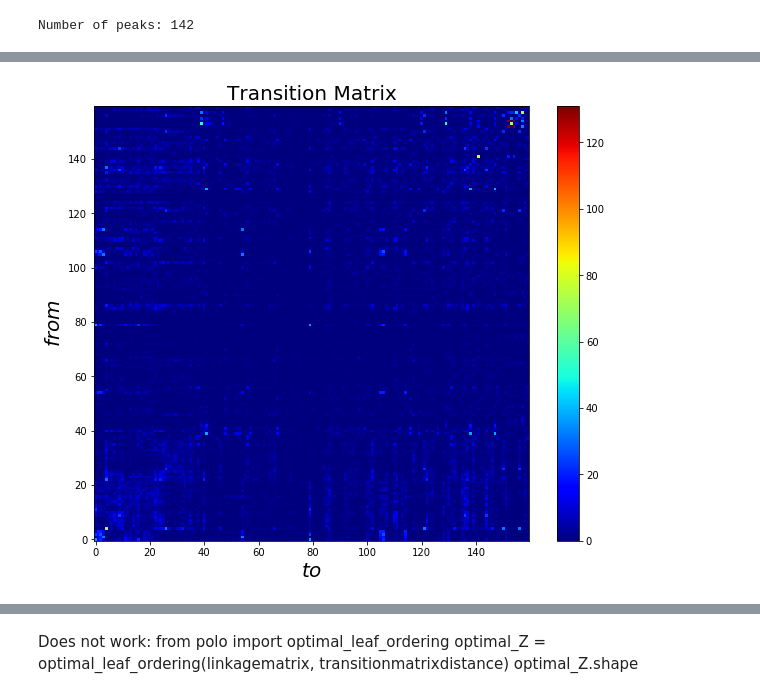
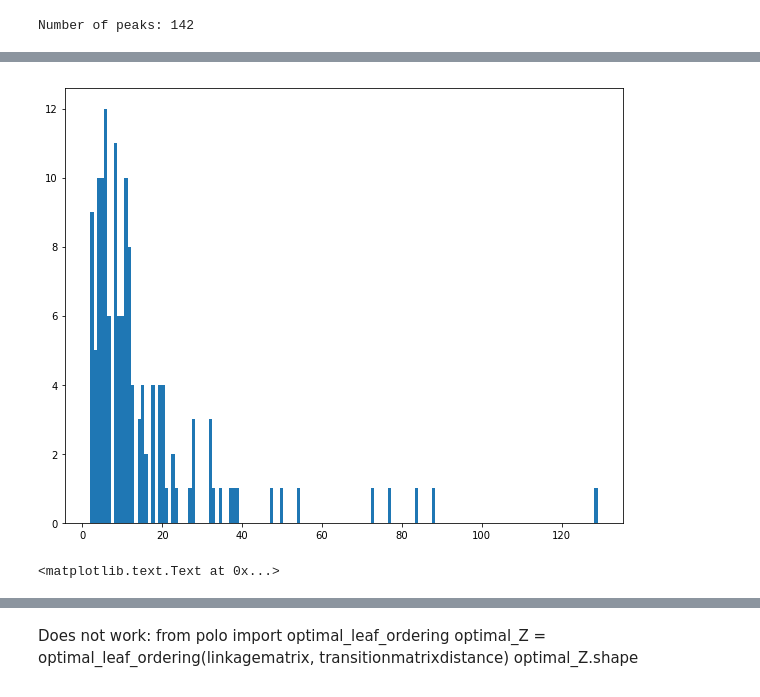
Before and after one commit to stwerner/InformationBottleneck01, a Jupyter notebook: ClusterTsneForInfoBottleneck.ipynb, the cells around one changed output, grey strips where cells are left out. Cells and saved outputs as stored; diff of their text form; code cells hidden in the pictures.

Commit message:
Corrected version
removing the indexing error
including the kmeans clustering

```diff
--- a/ClusterTsneForInfoBottleneck.ipynb
+++ b/ClusterTsneForInfoBottleneck.ipynb
@@ -152,10 +176,21 @@ view_ymin,view_ymax=yrange
 kx = (n_grid_x - 1) / (view_xmax - view_xmin)
 ky = (n_grid_y - 1) / (view_ymax - view_ymin)
 clusterid=np.empty(len(spaces[:,0])) * np.nan
+clusterseedid=np.empty((len(cx),2)) * np.nan
 for i in range(len(spaces[:,0])):
-    ix = int((spaces[i,0] - view_xmin) * kx + r)
-    iy = int((spaces[i,1] - view_ymin) * ky + r)
+    #ix = int((spaces[i,0] - view_xmin) * kx + r) #wrong
+    #iy = int((spaces[i,1] - view_ymin) * ky + r) #wrong
+    ix = int((spaces[i,0] - view_xmin) * kx)
+    iy = int((spaces[i,1] - view_ymin) * ky)
     clusterid[i] = labels[iy,ix]
+#Check whether label of watershed cluster is identical to original cluster number
+#note that labels range (1,N) while old cluster number range (0,N-1)
+for i in range(len(cx)):
+    ix = int((cx[i] - view_xmin) * kx)
+    iy = int((cy[i] - view_ymin) * ky)
+    #first column with new cluster label, second column shows old cluster number at new label position
+    if (labels[iy,ix]-1) != i:
+        print('Clusters are not identical in '+str(i))
 # %%
 #Print result
 unique_labels = set(clusterid)
@@ -177,5 +239,5 @@ plt.savefig(path2mainfolder+'TsneResults/clusteredPerp'+str(perplexity)+'_'+str(
 # %%
-#Similar plot for inspection
+#Similar plot with points and watershed regions for inspection
 plt.figure(figsize=(20,18))
 plt.imshow(labels, cmap=plt.cm.spectral,origin='lower',interpolation='nearest',
            extent=[xrange[0], xrange[1], yrange[0], yrange[1]])
@@ -183,4 +245,6 @@ for k, col in zip(unique_labels, colors):
     class_member_mask = (clusterid == k)
     xy = spaces[class_member_mask]
     plt.scatter(xy[:, 0], xy[:, 1], c=col,s=10)
+for i in range(len(cx)):
+    plt.scatter(cx[i],cy[i],s=100,c='k')
 #plt.show()
@@ -201,3 +251,15 @@ def save_save(h5fileobject,filename,dataset):
+# %%
+#Plot like above with points and watershed regions, now just outlines
+plt.figure(figsize=(20,18))
+plt.imshow(abs(labels[:-1,:-1]-labels[1:,1:])>0,origin='lower',interpolation='nearest',
+           extent=[xrange[0], xrange[1], yrange[0], yrange[1]])
+for k, col in zip(unique_labels, colors):
+    class_member_mask = (clusterid == k)
+    xy = spaces[class_member_mask]
+    plt.scatter(xy[:, 0], xy[:, 1], c=col,s=10)
+for i in range(len(cx)):
+    plt.scatter(cx[i],cy[i],s=100,c='r')
+#plt.show()
 # %%
 #Save clustering result
 f=h5py.File(path2mainfolder+'TsneResults/Perp'+str(perplexity)+'.h5','a')
@@ -213,14 +274,14 @@ Do you want to replace file (y/n): y
 # %%
-#Compute transition matrix [SHOULDNT WE DIVIDE BY THE TOTAL NUMBER TO GET A PROBABILITY????]
+#Compute transition matrix
 followupindex=np.c_[clusterid[:-1],clusterid[1:]]
 f=h5py.File(path2mainfolder+'TsneResults/Perp'+str(perplexity)+'.h5','r')
 entrynumber=np.array(f['entrynumber'])
 f.close()
 deletionvector=np.cumsum(entrynumber)-1
 followupindexdel=np.delete(followupindex,deletionvector,0).astype(int) #cast to int
-transitionmatrix=np.zeros((numberofclusters+1,numberofclusters+1))
+transitionmatrix=np.zeros((numberofclusters,numberofclusters))
 for i in range(len(followupindexdel)):
-    transitionmatrix[followupindexdel[i,0],followupindexdel[i,1]] += 1
+    transitionmatrix[followupindexdel[i,0]-1,followupindexdel[i,1]-1] += 1.0
 # %%
 #Save transition matrix
 f=h5py.File(path2mainfolder+'TsneResults/Perp'+str(perplexity)+'.h5','a')
@@ -231,22 +351,35 @@ f.close()
+# %%
+#Distribution of transitions from each clusters
+maxtransitions=np.amax(transitionmatrix, axis=1)
+plt.figure(figsize=(10,8))
+plt.hist(maxtransitions, bins=150)
+plt.show()
+# %% [output]
+[figure, added]
 # %%
+#Transition matrix either in log or normal scale or only in a certain range (don't forget to change colorbar label)
 transitionmatrixdistance = pdist(transitionmatrix, 'euclidean')
 linkagematrix = linkage(transitionmatrixdistance, 'ward')
 clusterorder=leaves_list(linkagematrix)
-transitionmatrixordtemp=transitionmatrix
+transitionmatrixordtemp=np.copy(transitionmatrix)
 for i in range(len(clusterorder)):
     transitionmatrixordtemp[i,:]=transitionmatrix[clusterorder[i],:]
-transitionmatrixord=transitionmatrix
+transitionmatrixord=np.copy(transitionmatrix)
 for i in range(len(clusterorder)):
     transitionmatrixord[:,i]=transitionmatrixordtemp[:,clusterorder[i]]
 plt.figure(figsize=(10,8))
 plt.title('Transition Matrix',fontsize=20)
+#plt.imshow(np.log10(transitionmatrixord), origin='lower',cmap=cm.jet)
+transitionmatrixord[(transitionmatrixord>20)]=20
 plt.imshow(transitionmatrixord, origin='lower',cmap=cm.jet)
-plt.colorbar()
+cbar = plt.colorbar()
+cbar.set_ticks(np.linspace(0, 20, 5))
+cbar.ax.set_yticklabels(['0','5','10','15','>20'])
 plt.grid(False)
 plt.xlabel('$to$',fontsize=20)
 plt.ylabel('$from$',fontsize=20)
-#plt.savefig(r'TsneResults/transmatPerp'+str(perplexity)+'.eps')
-plt.show()
+#plt.savefig(path2mainfolder+'TsneResults/Perp'+str(perplexity)+'/TransMatS20_Perp'+str(perplexity)+'.png')
+#plt.show()
 # %% [output]
-[figure, removed]
+<matplotlib.text.Text at 0x...>
 # %%
```
Also changed, not shown: parts of 23 cells of this notebook.
